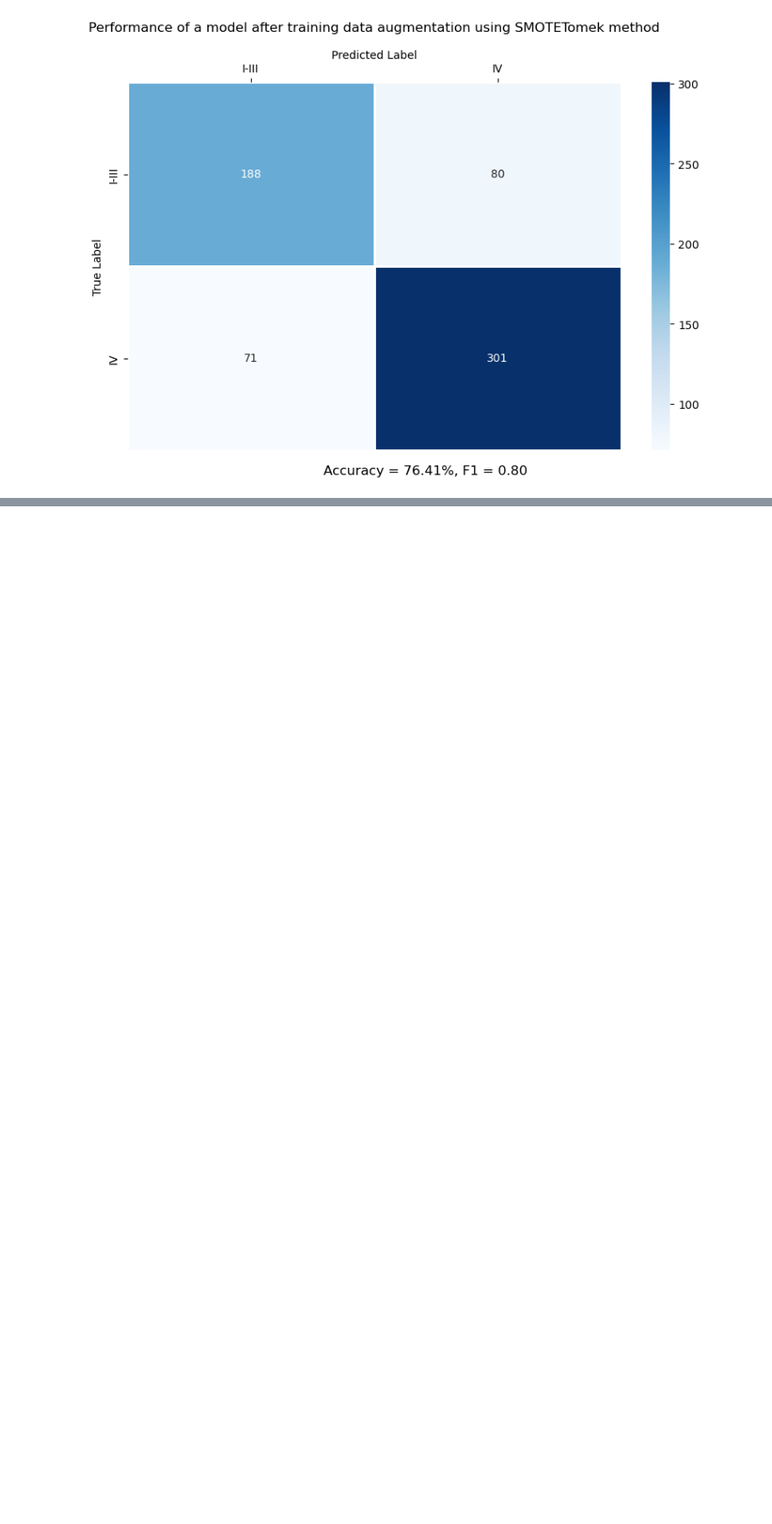
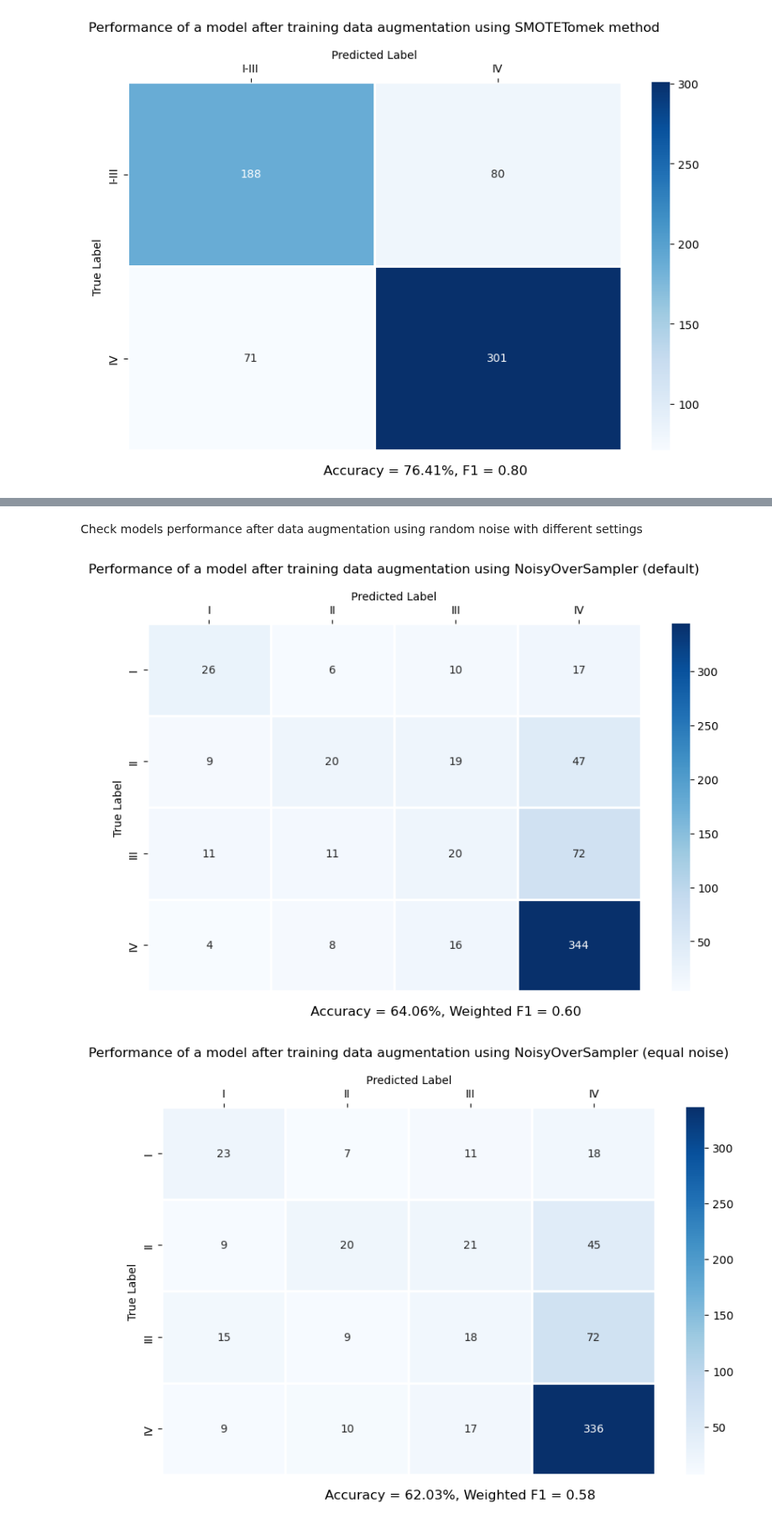
Before and after one commit to CyperStone/cancer-stage-prediction, a Jupyter notebook: notebooks/data_augmentation.ipynb, the cells around one changed output, grey strips where cells are left out. Shown at 84% size. Saved outputs shown, nothing was run; the diff lists cells and outputs as text; code cells hidden in the pictures; blank space fills up the shorter version.

Commit message:
add experiments with data augmentation using random noise

```diff
--- a/notebooks/data_augmentation.ipynb
+++ b/notebooks/data_augmentation.ipynb
@@ -284,8 +286,8 @@ f_scores_binary, _ = f_classif(X_train_scaled_binary, y_train_binary)
 features_indices = select_by_percentile(f_scores_binary, percentile)
 best_features = X_train_scaled_binary.columns[features_indices].tolist()
 
-X_train_reducted = X_train_scaled_binary.loc[:, best_features]
-X_train_reducted['Stage'] = y_train_binary.values
+X_train_reducted_binary = X_train_scaled_binary.loc[:, best_features]
+X_train_reducted_binary['Stage'] = y_train_binary.values
 # %%
 xgb_config = {
     'objective': 'binary:logistic',
@@ -310,7 +312,7 @@ over_samplers = (
 for over_sampler in over_samplers:
     objective_func = partial(
         objective,
-        X_train=X_train_reducted,
+        X_train=X_train_reducted_binary,
         stratification_groups=stratification_groups_binary,
         xgb_config=xgb_config,
         scoring=scoring_func,
@@ -324,13 +326,13 @@ for over_sampler in over_samplers:
 
     y_pred = stratified_cross_val_predict(
         estimator=best_xgb,
-        df=X_train_reducted,
+        df=X_train_reducted_binary,
         stratification_groups=stratification_groups_binary,
         label_col='Stage',
         over_sampler=over_sampler,
         n_splits=5
     )
-    y_true = list(X_train_reducted['Stage'].values)
+    y_true = list(X_train_reducted_binary['Stage'].values)
     labels = list(labels_encoding_binary.keys())
 
     accuracy = accuracy_score(y_true, y_pred.astype(int))
@@ -352,0 +442,60 @@ for over_sampler in over_samplers:
+# %%
+xgb_config = {
+    'objective': 'multi:softmax',
+    'tree_method': 'gpu_hist',
+    'gpu_id': 0,
+    'random_state': random_state,
+    'num_class': 4,
+}
+
+scoring_func = partial(f1_score, average='weighted')
+# %% [markdown]
+Check models performance after data augmentation using random noise with different settings
+# %%
+random_samplers_dict = {
+    'default': NoisyOverSampler(3, 0.5, equal_noise_value=False, equalize_imbalance=False),
+    'equal_noise': NoisyOverSampler(3, 0.5, equal_noise_value=True, equalize_imbalance=False),
+    'equalize_imbalance': NoisyOverSampler(2, 0.5, equal_noise_value=False, equalize_imbalance=True),
+    'equal_noise_and_equalize_imbalance': NoisyOverSampler(2, 0.5, equal_noise_value=True, equalize_imbalance=True),
+}
+
+for settings, random_sampler in random_samplers_dict.items():
+    objective_func = partial(
+        objective,
+        X_train=X_train_reducted_multiclass,
+        stratification_groups=stratification_groups_multiclass,
+        xgb_config=xgb_config,
+        scoring=scoring_func,
+        over_sampler=random_sampler
+    )
+    study = optuna.create_study(direction='maximize')
+    study.optimize(objective_func, n_trials=50)
+
+    best_params = {**study.best_params, **xgb_config}
+    best_xgb = XGBClassifier(**best_params)
+
+    y_pred = stratified_cross_val_predict(
+        estimator=best_xgb,
+        df=X_train_reducted_multiclass,
+        stratification_groups=stratification_groups_multiclass,
+        label_col='Stage',
+        over_sampler=random_sampler,
+        n_splits=5
+    )
+    y_true = list(X_train_reducted_multiclass['Stage'].values)
+    labels = list(labels_encoding_multiclass.keys())
+
+    accuracy = accuracy_score(y_true, y_pred.astype(int))
+    f1 = f1_score(y_true, y_pred.astype(int), average='weighted')
+    cm = confusion_matrix(y_true, y_pred.astype(int))
+
+    over_sampler_name = random_sampler.__class__.__name__
+    settings_str = ', '.join([setting.replace('_', ' ') for setting in settings.split('_and_')])
+    title = f'Performance of a model after training data augmentation using {over_sampler_name} ({settings_str})'
+    scores_subtitle = f'Accuracy = {accuracy*100:.2f}%, Weighted F1 = {f1:.2f}'
+
+    filename = f'{over_sampler_name}_{settings}.png'
+    plot_confusion_matrix(cm, labels, title, scores_subtitle, output_path=os.path.join(output_dir_multiclass, filename))
+# %% [output]
+[figure, added]
+[figure, added]
```
Also changed, not shown: parts of 19 cells of this notebook.
